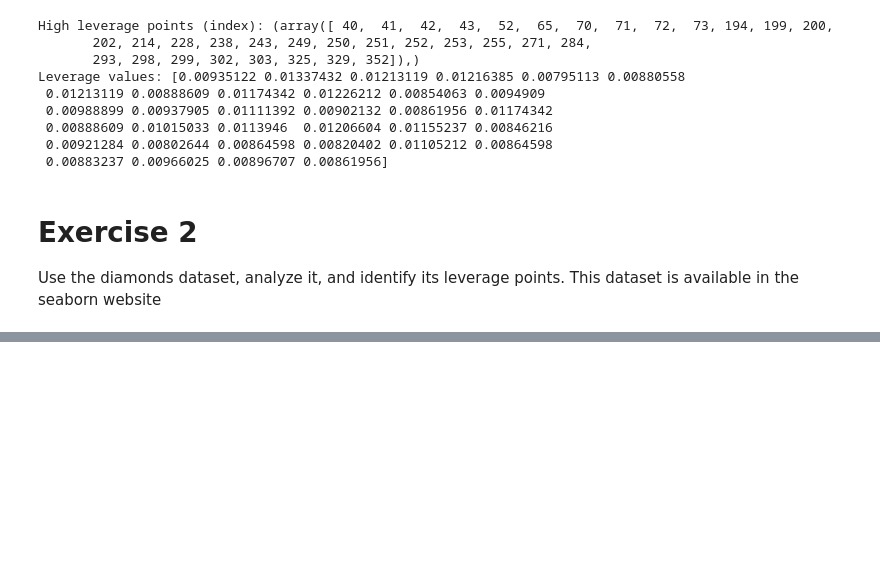
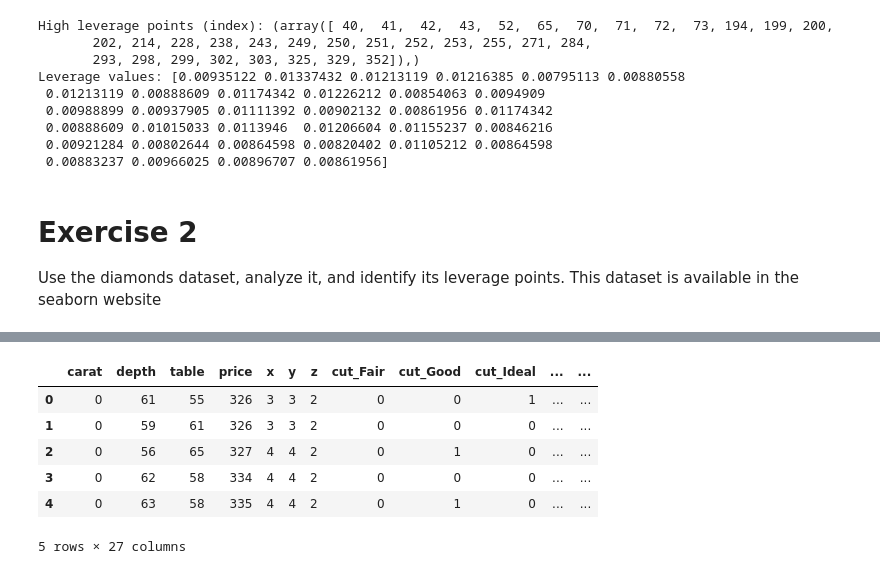
Before and after one commit to WilfridoTA/AdvancedAI_Python-Stats, a Jupyter notebook: Parte_2/bostonHousing_leveragePoints/MultivariateAnalysis_HW.ipynb, the cells around one changed output, grey strips where cells are left out. Cells and saved outputs as stored; diff of their text form; code cells hidden in the pictures; blank space fills up the shorter version.

```diff
--- a/Parte_2/bostonHousing_leveragePoints/MultivariateAnalysis_HW.ipynb
+++ b/Parte_2/bostonHousing_leveragePoints/MultivariateAnalysis_HW.ipynb
@@ -305,0 +368,11 @@ Use the diamonds dataset, analyze it, and identify its leverage points. This dat
+# %%
+df_encoded = pd.get_dummies(diamonds_df, columns=['cut', 'color', 'clarity'], prefix=['cut', 'color', 'clarity']).astype(int)
+df_encoded.head()
+# %% [output]
+|  | carat | depth | table | price | x | y | z | cut_Fair | cut_Good | cut_Ideal | ... | ... |
+| 0 | 0 | 61 | 55 | 326 | 3 | 3 | 2 | 0 | 0 | 1 | ... | ... |
+| 1 | 0 | 59 | 61 | 326 | 3 | 3 | 2 | 0 | 0 | 0 | ... | ... |
+| 2 | 0 | 56 | 65 | 327 | 4 | 4 | 2 | 0 | 1 | 0 | ... | ... |
+| 3 | 0 | 62 | 58 | 334 | 4 | 4 | 2 | 0 | 0 | 0 | ... | ... |
+| 4 | 0 | 63 | 58 | 335 | 4 | 4 | 2 | 0 | 1 | 0 | ... | ... |
+5 rows × 27 columns
```
Also changed, not shown: parts of 17 cells of this notebook, 16 other files.
